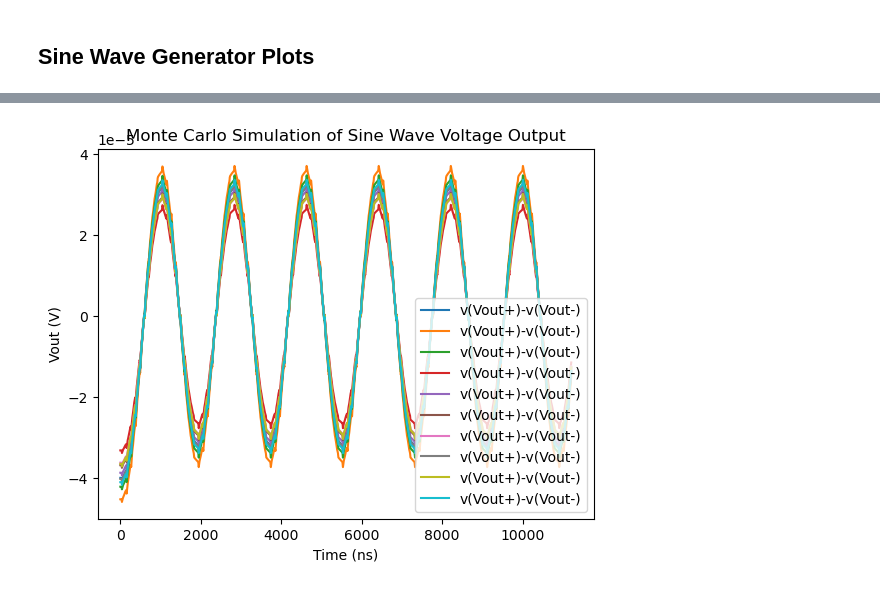
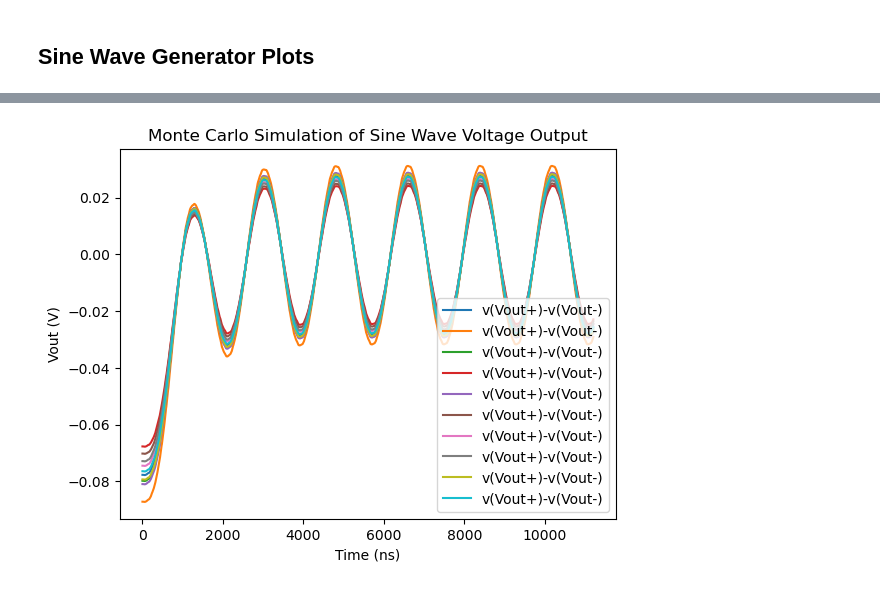
Before and after one commit to adp1030/VLSI_Sine_Gen, a Jupyter notebook: simulation/sim_data/plots.ipynb, the cells around one changed output, grey strips where cells are left out. Saved outputs shown, nothing was run; the diff lists cells and outputs as text; code cells hidden in the pictures.

Commit message:
added sim data for mc_switch=0.0 and updated plots

```diff
--- a/simulation/sim_data/plots.ipynb
+++ b/simulation/sim_data/plots.ipynb
@@ -3,35 +57,36 @@
 # %%
 # Imports
 import pandas as pd
 import matplotlib.pyplot as plt
 import numpy as np
 from scipy import signal
 
 pd.set_option('display.float_format', lambda x: '%e' % x)
 
-vout1 = pd.read_fwf('~/VLSI_Sine_Gen/simulation/sim_data/register_dac_mc_1.txt')
-vout2 = pd.read_fwf('~/VLSI_Sine_Gen/simulation/sim_data/register_dac_mc_2.txt')
-vout3 = pd.read_fwf('~/VLSI_Sine_Gen/simulation/sim_data/register_dac_mc_3.txt')
-vout4 = pd.read_fwf('~/VLSI_Sine_Gen/simulation/sim_data/register_dac_mc_4.txt')
-vout5 = pd.read_fwf('~/VLSI_Sine_Gen/simulation/sim_data/register_dac_mc_5.txt')
-vout6 = pd.read_fwf('~/VLSI_Sine_Gen/simulation/sim_data/register_dac_mc_6.txt')
-vout7 = pd.read_fwf('~/VLSI_Sine_Gen/simulation/sim_data/register_dac_mc_7.txt')
-vout8 = pd.read_fwf('~/VLSI_Sine_Gen/simulation/sim_data/register_dac_mc_8.txt')
-vout9 = pd.read_fwf('~/VLSI_Sine_Gen/simulation/sim_data/register_dac_mc_9.txt')
-vout10 = pd.read_fwf('~/VLSI_Sine_Gen/simulation/sim_data/register_dac_mc_10.txt')
+# FOR m = 1.0
+vout1 = pd.read_fwf('~/VLSI_Sine_Gen/simulation/sim_data/mc_data/register_dac_mc_1.txt')
+vout2 = pd.read_fwf('~/VLSI_Sine_Gen/simulation/sim_data/mc_data/register_dac_mc_2.txt')
+vout3 = pd.read_fwf('~/VLSI_Sine_Gen/simulation/sim_data/mc_data/register_dac_mc_3.txt')
+vout4 = pd.read_fwf('~/VLSI_Sine_Gen/simulation/sim_data/mc_data/register_dac_mc_4.txt')
+vout5 = pd.read_fwf('~/VLSI_Sine_Gen/simulation/sim_data/mc_data/register_dac_mc_5.txt')
+vout6 = pd.read_fwf('~/VLSI_Sine_Gen/simulation/sim_data/mc_data/register_dac_mc_6.txt')
+vout7 = pd.read_fwf('~/VLSI_Sine_Gen/simulation/sim_data/mc_data/register_dac_mc_7.txt')
+vout8 = pd.read_fwf('~/VLSI_Sine_Gen/simulation/sim_data/mc_data/register_dac_mc_8.txt')
+vout9 = pd.read_fwf('~/VLSI_Sine_Gen/simulation/sim_data/mc_data/register_dac_mc_9.txt')
+vout10 = pd.read_fwf('~/VLSI_Sine_Gen/simulation/sim_data/mc_data/register_dac_mc_10.txt')
 fig, ax = plt.subplots()
 vout1.plot(y='v(Vout+)-v(Vout-)', ax = ax, title = 'Monte Carlo Simulation of Sine Wave Voltage Output')
 vout2.plot(y='v(Vout+)-v(Vout-)', ax = ax)
 vout3.plot(y='v(Vout+)-v(Vout-)', ax = ax)
 vout4.plot(y='v(Vout+)-v(Vout-)', ax = ax)
 vout5.plot(y='v(Vout+)-v(Vout-)', ax = ax)
 vout6.plot(y='v(Vout+)-v(Vout-)', ax = ax)
 vout7.plot(y='v(Vout+)-v(Vout-)', ax = ax)
 vout8.plot(y='v(Vout+)-v(Vout-)', ax = ax)
 vout9.plot(y='v(Vout+)-v(Vout-)', ax = ax)
 vout10.plot(y='v(Vout+)-v(Vout-)', ax = ax)
 plt.xlabel('Time (ns)')
 plt.ylabel('Vout (V)')
-plt.savefig("sin_wave_gen_vout.svg", format="svg")
+plt.savefig("sin_vout_m1.svg", format="svg")
 # %% [output]
-[figure, old version]
+[figure, new version]
```
Also changed, not shown: parts of 5 cells of this notebook, 18 other files.
